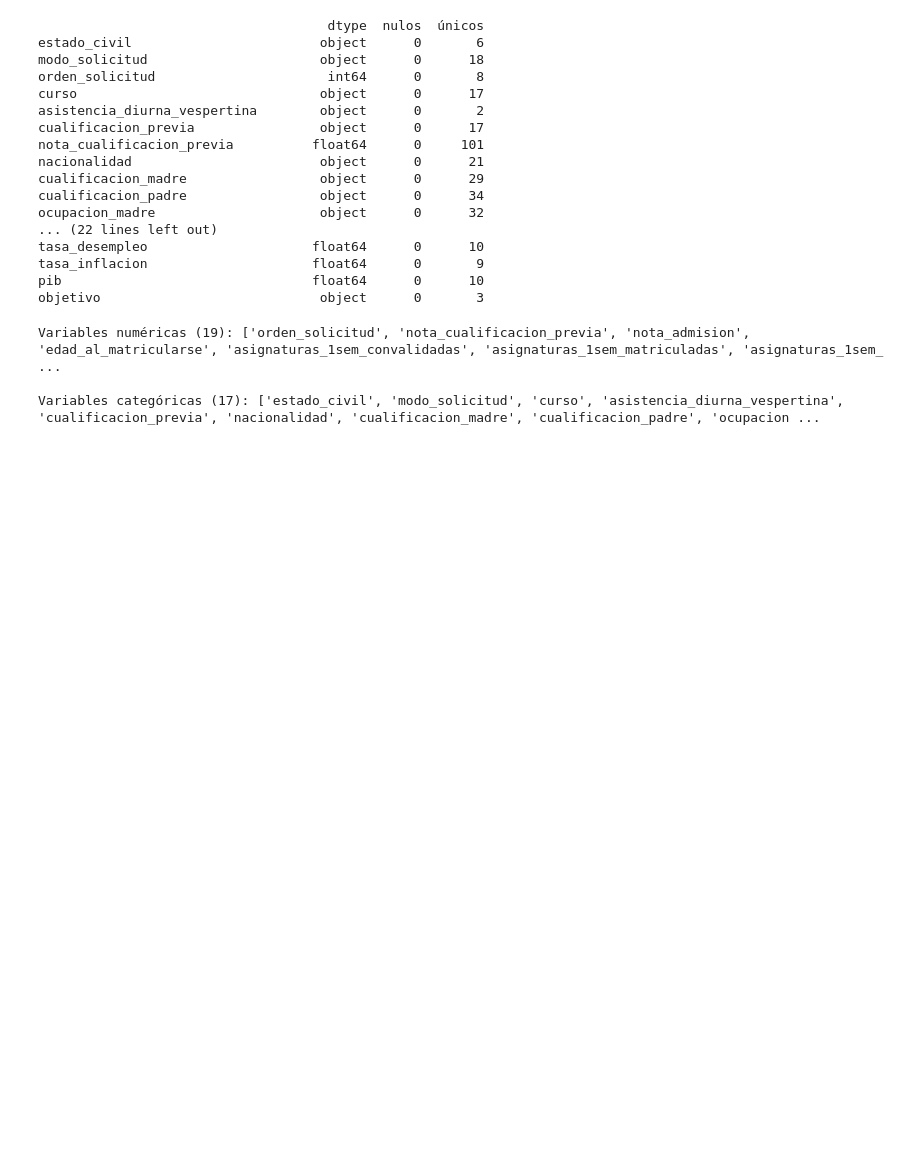
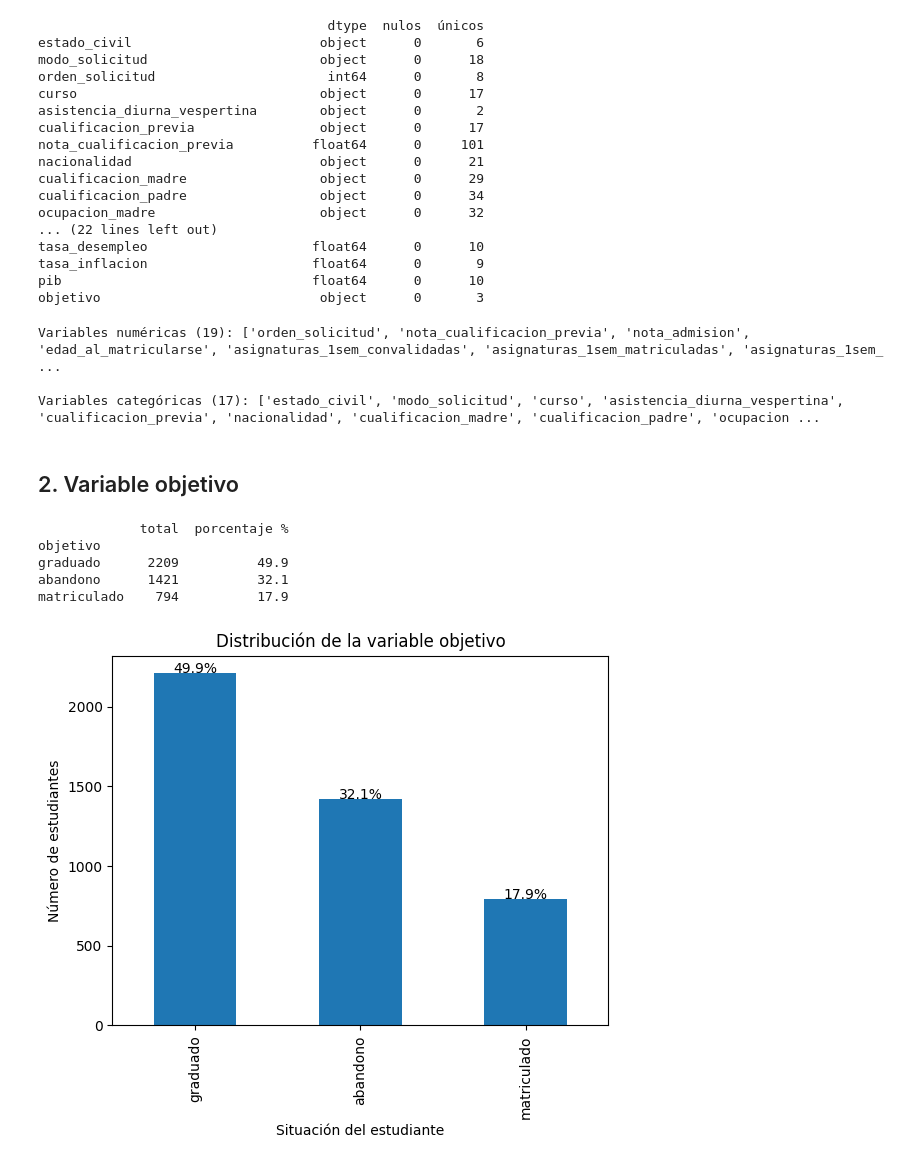
Before and after one commit to adrianalorenzo/ML_proyecto_final, a Jupyter notebook: notebooks/01_EDA.ipynb, the cells around one changed output. Cells and saved outputs as stored; diff of their text form; code cells hidden in the pictures; blank space fills up the shorter version.

Commit message:
analisis de la variable objetivo en EDA y creacion de figuras

```diff
--- a/notebooks/01_EDA.ipynb
+++ b/notebooks/01_EDA.ipynb
@@ -70,3 +70,35 @@ print(f"\nVariables categóricas ({len(vars_categoricas)}): {vars_categoricas}")
 Variables numéricas (19): ['orden_solicitud', 'nota_cualificacion_previa', 'nota_admision', 'edad_al_matricularse', 'asignaturas_1sem_convalidadas', 'asignaturas_1sem_matriculadas', 'asignaturas_1sem_ ...
 
 Variables categóricas (17): ['estado_civil', 'modo_solicitud', 'curso', 'asistencia_diurna_vespertina', 'cualificacion_previa', 'nacionalidad', 'cualificacion_madre', 'cualificacion_padre', 'ocupacion ...
+# %% [markdown]
+## 2. Variable objetivo
+# %%
+conteo = df['objetivo'].value_counts()
+porcentaje = df['objetivo'].value_counts(normalize=True) * 100
+
+vista_obj = pd.DataFrame({'total': conteo, 'porcentaje %': porcentaje.round(1)})
+print(vista_obj)
+
+#creamos gráfico para visualizarlo
+plt.figure()
+
+conteo.plot(kind='bar')
+
+#añadimos porcentajes encima
+for i,v in enumerate(conteo.values):
+    plt.text(i, v, f"{porcentaje.values[i]:.1f}%", ha='center')
+
+plt.title('Distribución de la variable objetivo')
+plt.xlabel('Situación del estudiante')
+plt.ylabel('Número de estudiantes')
+
+#la guardamos en figuras
+plt.savefig('../figuras/distribucion_objetivo.png')
+plt.show()
+# %% [output]
+             total  porcentaje %
+objetivo
+graduado      2209          49.9
+abandono      1421          32.1
+matriculado    794          17.9
+[figure, added]
```
Also changed, not shown: parts of 1 cell of this notebook, 1 other file.
